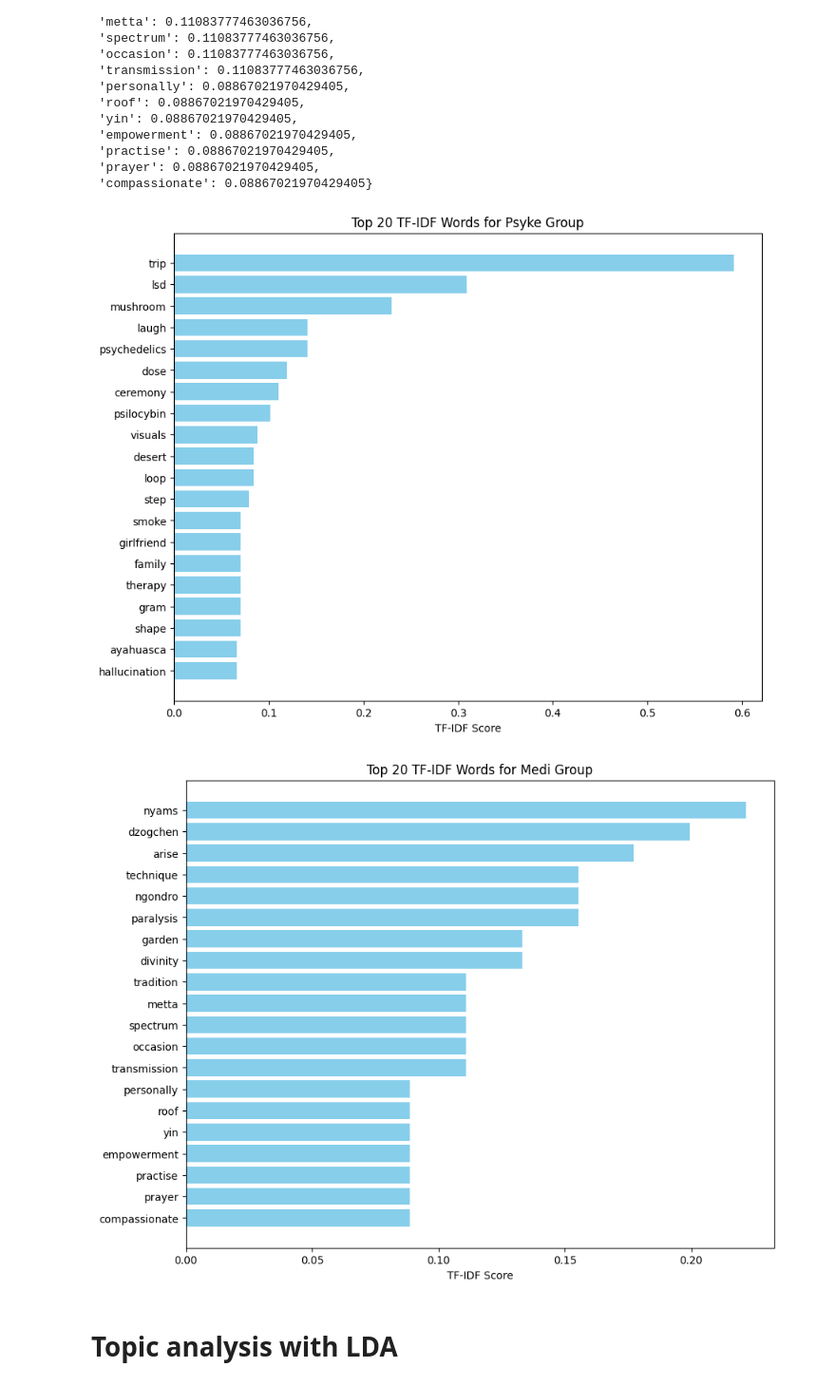
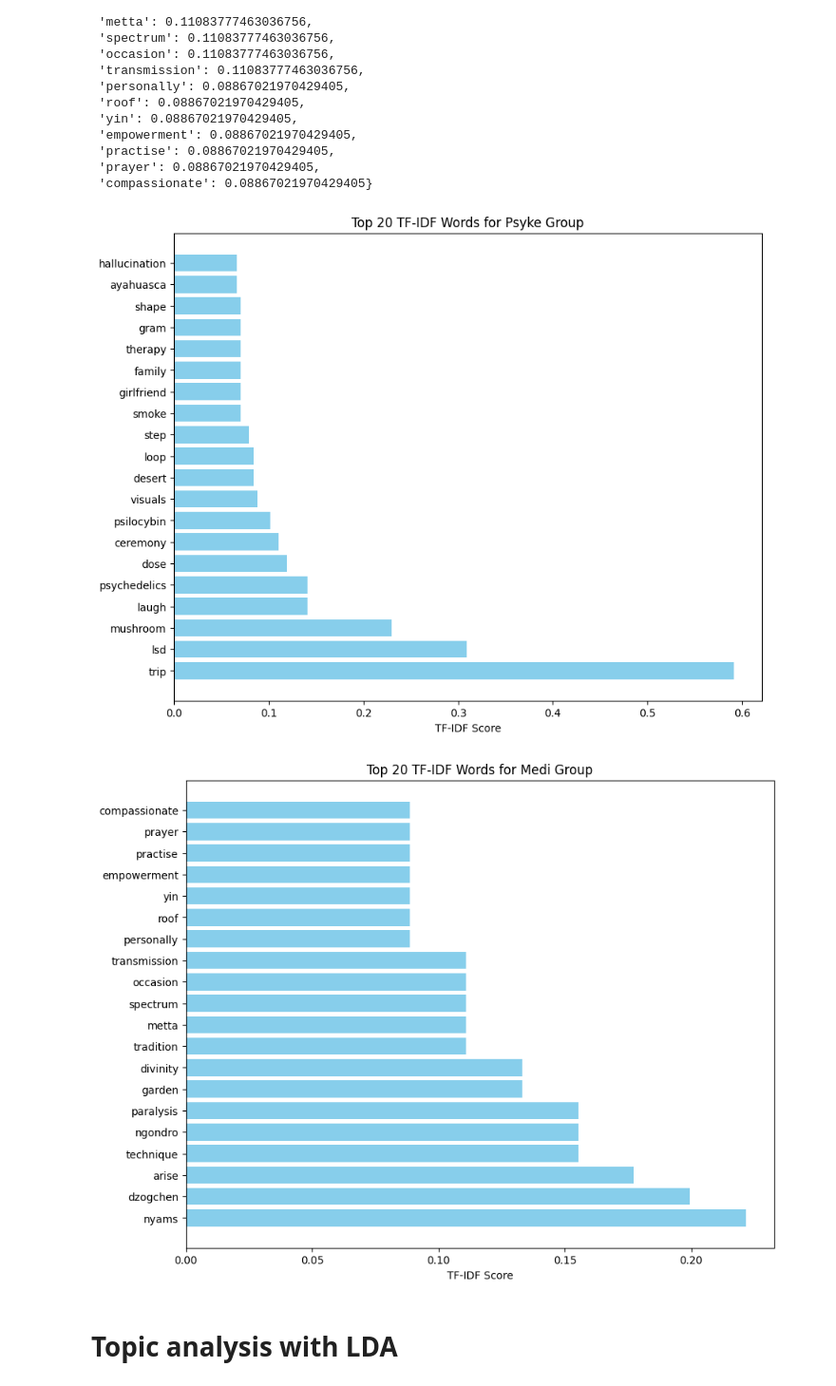
Before and after one commit to konstakm/psychedelics_vs_meditation_nlp, a Jupyter notebook: analysis final.ipynb, the cells around one changed output. Shown at 95% size. Drawn from its saved outputs; the diff is of its cells as text; code cells hidden in the pictures.

```diff
--- a/analysis final.ipynb
+++ b/analysis final.ipynb
@@ -41,7 +41,7 @@ memory usage: 276.4+ KB
 # %%
 # Only keeping the columns that we need
 
-columns_to_keep = ['group', 'age', 'gender_1F_2M_3O', 'income_level', 'education_level', 'classicalPsych_frequency', 'TimeSinceLastClassicalPsych', 'meditation_freq', 'meditation_howlong',
+columns_to_keep = ['group', 'age', 'gender_1F_2M_3O', 'Country_birth', 'income_level', 'education_level', 'classicalPsych_frequency', 'TimeSinceLastClassicalPsych', 'meditation_freq', 'meditation_howlong',
                 'exp_LSD', 'exp_psilocybin', 'exp_ayahuasca', 'exp_DMT', 'exp_5meoDMT', 'exp_mescaline', 'exp_ibogaine', 'exp_salvia', 'exp_mdma', 'exp_ketamine', 'exp_cannabis', 'other_drug_dummy', 'exp_other_drug', 'how_many_drugs',
                 'exp_medit_silent', 'exp_medit_voice', 'exp_medit_breath', 'exp_medit_body', 'exp_medit_mindfulness', 'exp_other_medit', 'exp_where', 'exp_who', 'exp_guide', 'MEQ30_sum', 'Open_report typo-corrected',
                 'MEQ30_Q1_mystical', 'MEQ30_Q2_mystical', 'MEQ30_Q3_mystical', 'MEQ30_Q4_mystical', 'MEQ30_Q5_mystical', 'MEQ30_Q6_mystical', 'MEQ30_Q7_mystical', 'MEQ30_Q8_mystical', 'MEQ30_Q9_mystical', 'MEQ30_Q10_mystical',
@@ -1050,0 +1154,39 @@ Common words: time, experience, come, life, start, know, feel, like, go, body
+# %%
+# Find common words between top_20_psyke and top_20_medi
+common_words = set(word for word, _ in top_20_psyke) & set(word for word, _ in top_20_medi)
+
+# Count the number of common words
+num_common_words = len(common_words)
+
+print(f"Number of common words in top 20 of both groups: {num_common_words}")
+print("Common words:", ", ".join(common_words))
+
+# Create a DataFrame with common words and their frequencies
+common_words_data = []
+for word in common_words:
+    psyke_freq = next(freq for w, freq in top_20_psyke if w == word)
+    medi_freq = next(freq for w, freq in top_20_medi if w == word)
+    common_words_data.append({
+        'Word': word,
+        'Psyke Freq': psyke_freq,
+        'Medi Freq': medi_freq
+    })
+
+df_common = pd.DataFrame(common_words_data)
+
+# Visualize common words
+plt.figure(figsize=(10, 6))
+x = range(len(df_common))
+width = 0.35
+
+plt.bar(x, df_common['Psyke Freq'], width, label='Psychedelic', alpha=0.8)
+plt.bar([i + width for i in x], df_common['Medi Freq'], width, label='Meditation', alpha=0.8)
+
+plt.xlabel('Words')
+plt.ylabel('Relative Frequency')
+plt.title('Common Words in Top 20 of Both Groups')
+plt.xticks([i + width/2 for i in x], df_common['Word'], rotation=45, ha='right')
+plt.legend()
+
+plt.tight_layout()
+plt.show()
@@ -1461,28 +1621,28 @@ medi_top_words_scores
 # %%
 import matplotlib.pyplot as plt
 
 # Function to plot horizontal bar charts for the top words and their TF-IDF scores
 def plot_top_words_horizontal(top_words_scores, group_name):
     words = list(top_words_scores.keys())
     scores = list(top_words_scores.values())
 
     plt.figure(figsize=(10, 8))
     y_pos = range(len(words))
     plt.barh(y_pos, scores, color='skyblue')
     plt.yticks(y_pos, words)
     plt.xlabel('TF-IDF Score')
     plt.title(f'Top 20 TF-IDF Words for {group_name} Group')
-    plt.gca().invert_yaxis()  # To display the highest score at the top
+    #plt.gca().invert_yaxis()  # To display the highest score at the top
     plt.show()
 
 # Plotting for Psyke group
 plot_top_words_horizontal(psyke_top_words_scores, 'Psyke')
 
 # Plotting for Medi group
 plot_top_words_horizontal(medi_top_words_scores, 'Medi')
 # %% [output]
-[figure, old version]
+[figure, new version]
-[figure, old version]
+[figure, new version]
 # %% [markdown]
 # Topic analysis with LDA
 # %% [markdown]
```
Also changed, not shown: parts of 38 cells of this notebook.
